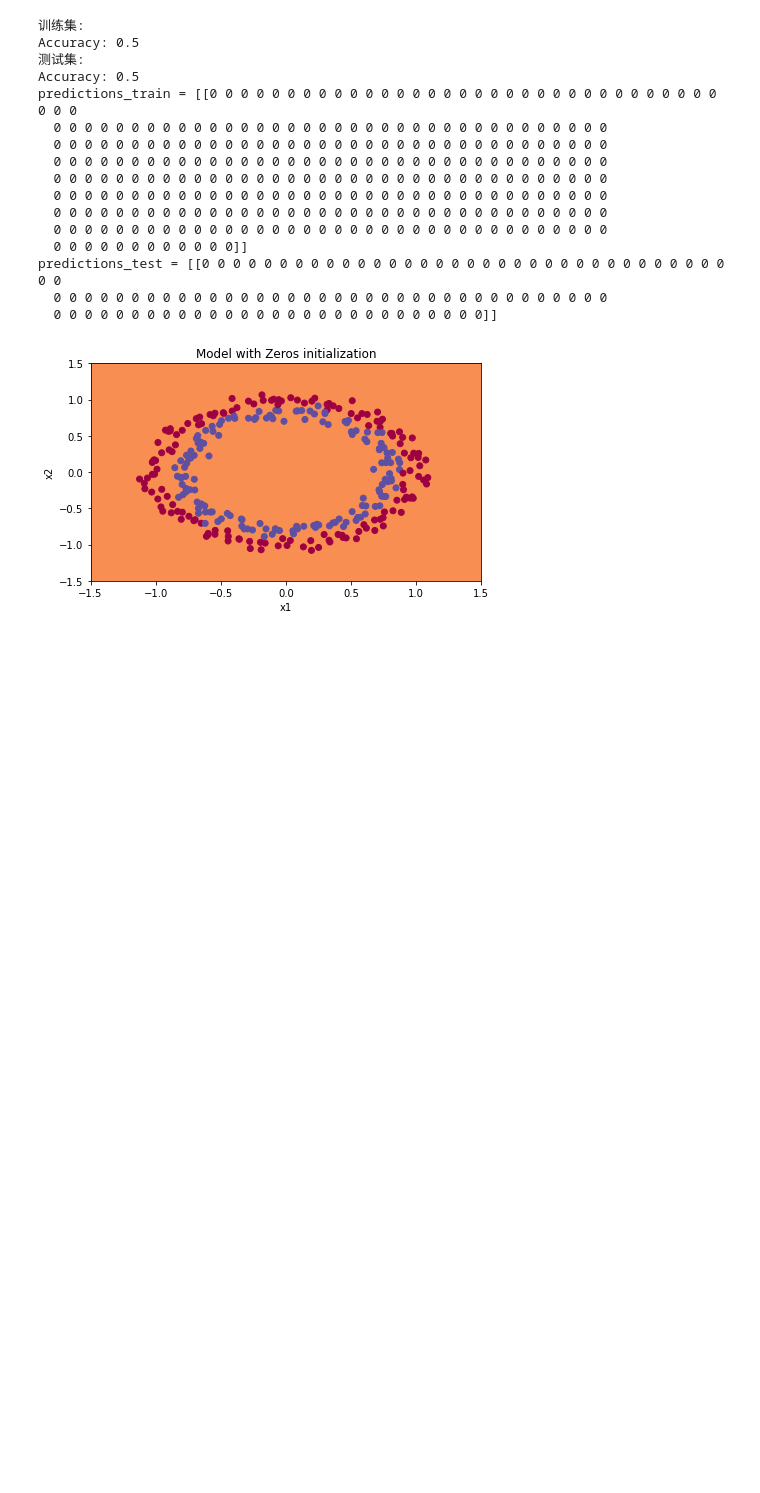
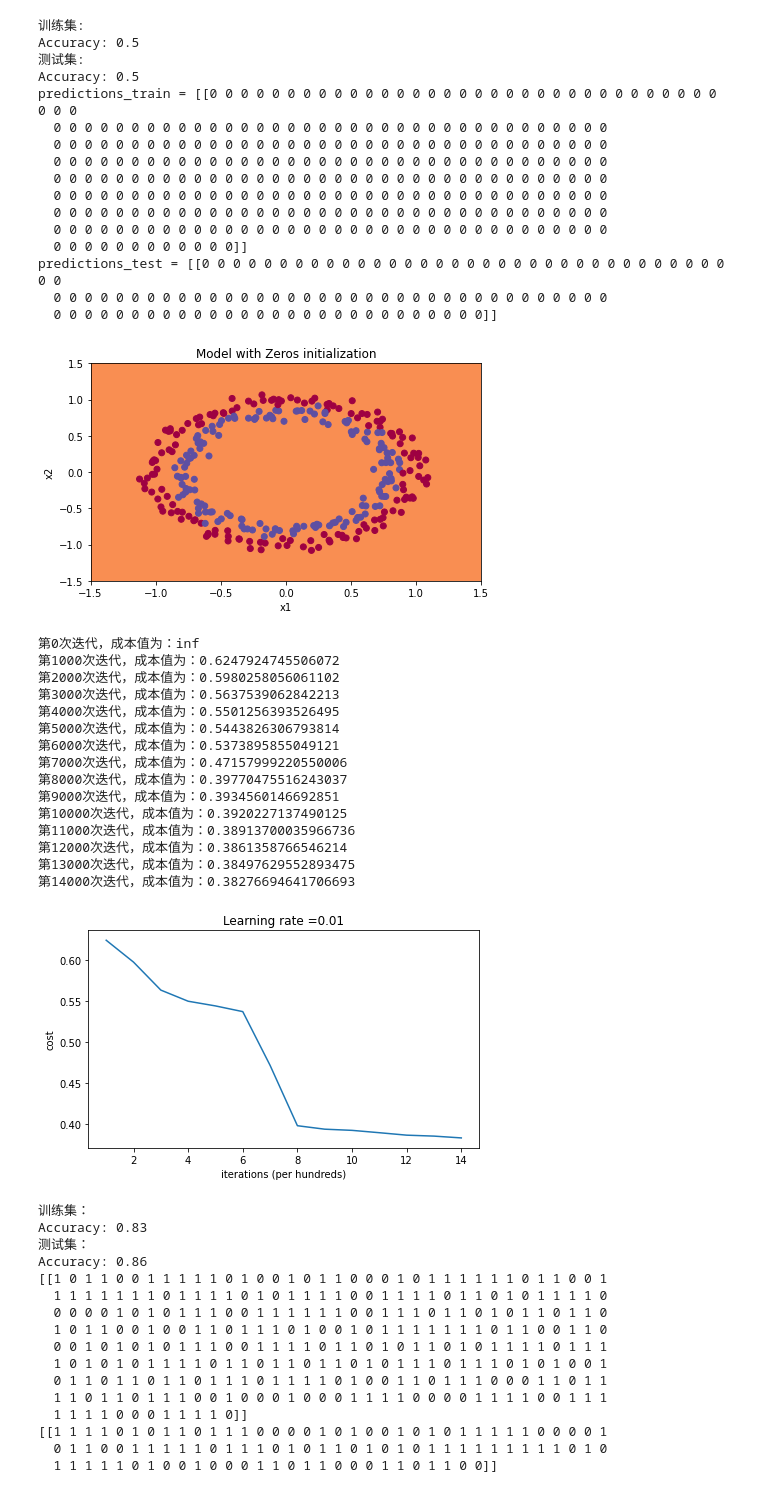
Before and after one commit to LiAuthor/Course-notes, a Jupyter notebook: DL Andrew Ng/course2_week1/course2_week1.ipynb, the cells around one changed output. Cells and saved outputs as stored; diff of their text form; code cells hidden in the pictures; blank space fills up the shorter version.

```diff
--- a/DL Andrew Ng/course2_week1/course2_week1.ipynb
+++ b/DL Andrew Ng/course2_week1/course2_week1.ipynb
@@ -158,0 +188,42 @@ predictions_test = [[0 0 0 0 0 0 0 0 0 0 0 0 0 0 0 0 0 0 0 0 0 0 0 0 0 0 0 0 0 0
+# %%
+parameters = model(train_X, train_Y, initialization = "random",is_polt=True)
+print("训练集：")
+predictions_train = init_utils.predict(train_X, train_Y, parameters)
+print("测试集：")
+predictions_test = init_utils.predict(test_X, test_Y, parameters)
+
+print(predictions_train)
+print(predictions_test)
+# %% [output]
+第0次迭代，成本值为：inf
+第1000次迭代，成本值为：0.6247924745506072
+第2000次迭代，成本值为：0.5980258056061102
+第3000次迭代，成本值为：0.5637539062842213
+第4000次迭代，成本值为：0.5501256393526495
+第5000次迭代，成本值为：0.5443826306793814
+第6000次迭代，成本值为：0.5373895855049121
+第7000次迭代，成本值为：0.47157999220550006
+第8000次迭代，成本值为：0.39770475516243037
+第9000次迭代，成本值为：0.3934560146692851
+第10000次迭代，成本值为：0.3920227137490125
+第11000次迭代，成本值为：0.38913700035966736
+第12000次迭代，成本值为：0.3861358766546214
+第13000次迭代，成本值为：0.38497629552893475
+第14000次迭代，成本值为：0.38276694641706693
+[figure, added]
+训练集：
+Accuracy: 0.83
+测试集：
+Accuracy: 0.86
+[[1 0 1 1 0 0 1 1 1 1 1 0 1 0 0 1 0 1 1 0 0 0 1 0 1 1 1 1 1 1 0 1 1 0 0 1
+  1 1 1 1 1 1 1 0 1 1 1 1 0 1 0 1 1 1 1 0 0 1 1 1 1 0 1 1 0 1 0 1 1 1 1 0
+  0 0 0 0 1 0 1 0 1 1 1 0 0 1 1 1 1 1 1 0 0 1 1 1 0 1 1 0 1 0 1 1 0 1 1 0
+  1 0 1 1 0 0 1 0 0 1 1 0 1 1 1 0 1 0 0 1 0 1 1 1 1 1 1 1 0 1 1 0 0 1 1 0
+  0 0 1 0 1 0 1 0 1 1 1 0 0 1 1 1 1 0 1 1 0 1 0 1 1 0 1 0 1 1 1 1 0 1 1 1
+  1 0 1 0 1 0 1 1 1 1 0 1 1 0 1 1 0 1 1 0 1 0 1 1 1 0 1 1 1 0 1 0 1 0 0 1
+  0 1 1 0 1 1 0 1 1 0 1 1 1 0 1 1 1 1 0 1 0 0 1 1 0 1 1 1 0 0 0 1 1 0 1 1
+  1 1 0 1 1 0 1 1 1 0 0 1 0 0 0 1 0 0 0 1 1 1 1 0 0 0 0 1 1 1 1 0 0 1 1 1
+  1 1 1 1 0 0 0 1 1 1 1 0]]
+[[1 1 1 1 0 1 0 1 1 0 1 1 1 0 0 0 0 1 0 1 0 0 1 0 1 0 1 1 1 1 1 0 0 0 0 1
+  0 1 1 0 0 1 1 1 1 1 0 1 1 1 0 1 0 1 1 0 1 0 1 0 1 1 1 1 1 1 1 1 1 0 1 0
+  1 1 1 1 1 0 1 0 0 1 0 0 0 1 1 0 1 1 0 0 0 1 1 0 1 1 0 0]]
```
Also changed, not shown: parts of 21 cells of this notebook.
